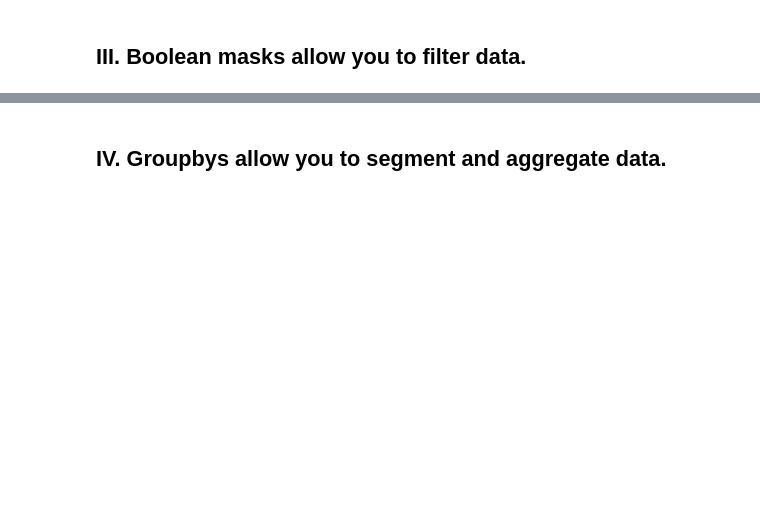
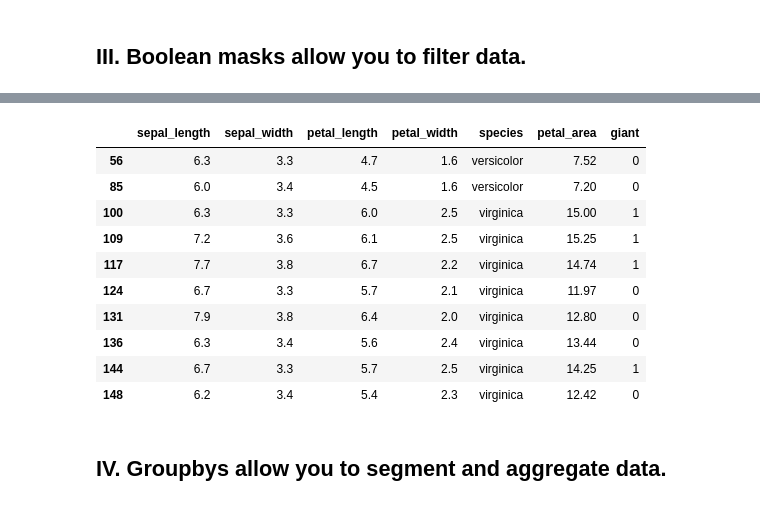
Before and after one commit to tundeiness/secret-agent-bootcamp, a Jupyter notebook: 5 - Workbook - Pandas.ipynb, the cells around one changed output, grey strips where cells are left out. Cells and saved outputs as stored; diff of their text form; code cells hidden in the pictures; blank space fills up the shorter version.

Commit message:
w.i.p pandas  tasks

```diff
--- a/5 - Workbook - Pandas.ipynb
+++ b/5 - Workbook - Pandas.ipynb
@@ -15,0 +30,6 @@ Use this space to practice writing and implementing all of the code from Coding
+# %%
+# read dataset from CSV file
+
+iris_df = pd.read_csv('project_files/iris.csv')
+
+print(type(iris_df))
@@ -17,0 +170,7 @@ Use this space to practice writing and implementing all of the code from Coding
+# %%
+#feature engineering
+
+iris_df['petal_area'] = iris_df.petal_length * iris_df.petal_width
+
+
+print(iris_df.petal_area.head())
@@ -19,0 +288,7 @@ Use this space to practice writing and implementing all of the code from Coding
+# %%
+# create indicator variable for iris_df.petal_area > 14
+
+iris_df['giant'] = (iris_df.petal_area > 14).astype(int)
+
+# get first 5 element of two series from iris_df
+iris_df[['petal_area', 'giant']].head()
@@ -20,2 +302,26 @@ Use this space to practice writing and implementing all of the code from Coding
+# %%
+# Multiple masks using the & operator or set the multiple masks to different variable
+
+# task 1: check if it is versicolor or verginica
+specie_mask = iris_df.species.isin(['versicolor', 'virginica'])
+
+# task 2: big width sepal
+big_width_mask = iris_df.sepal_width > 3.2
+
+
+# task 3: Combination of both masks
+iris_df[specie_mask & big_width_mask]
+# %% [output]
+|  | sepal_length | sepal_width | petal_length | petal_width | species | petal_area | giant |
+| 56 | 6.3 | 3.3 | 4.7 | 1.6 | versicolor | 7.52 | 0 |
+| 85 | 6.0 | 3.4 | 4.5 | 1.6 | versicolor | 7.20 | 0 |
+| 100 | 6.3 | 3.3 | 6.0 | 2.5 | virginica | 15.00 | 1 |
+| 109 | 7.2 | 3.6 | 6.1 | 2.5 | virginica | 15.25 | 1 |
+| 117 | 7.7 | 3.8 | 6.7 | 2.2 | virginica | 14.74 | 1 |
+| 124 | 6.7 | 3.3 | 5.7 | 2.1 | virginica | 11.97 | 0 |
+| 131 | 7.9 | 3.8 | 6.4 | 2.0 | virginica | 12.80 | 0 |
+| 136 | 6.3 | 3.4 | 5.6 | 2.4 | virginica | 13.44 | 0 |
+| 144 | 6.7 | 3.3 | 5.7 | 2.5 | virginica | 14.25 | 1 |
+| 148 | 6.2 | 3.4 | 5.4 | 2.3 | virginica | 12.42 | 0 |
 # %% [markdown]
 ## IV. Groupbys allow you to segment and aggregate data.
```
Also changed, not shown: parts of 28 cells of this notebook.
